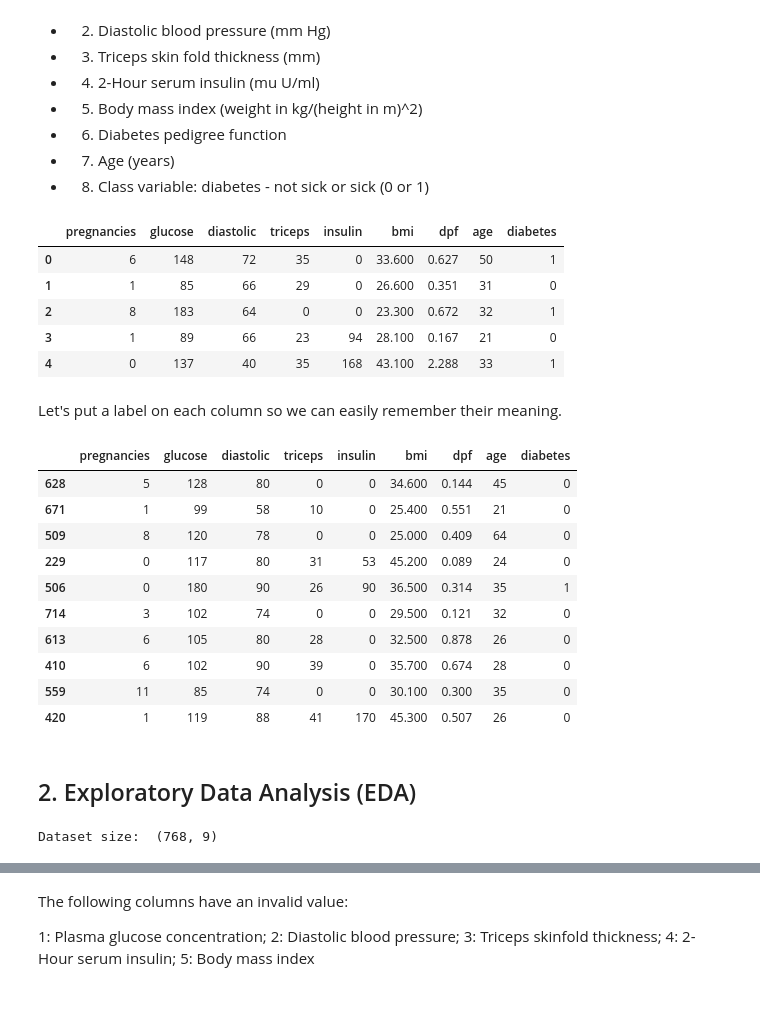
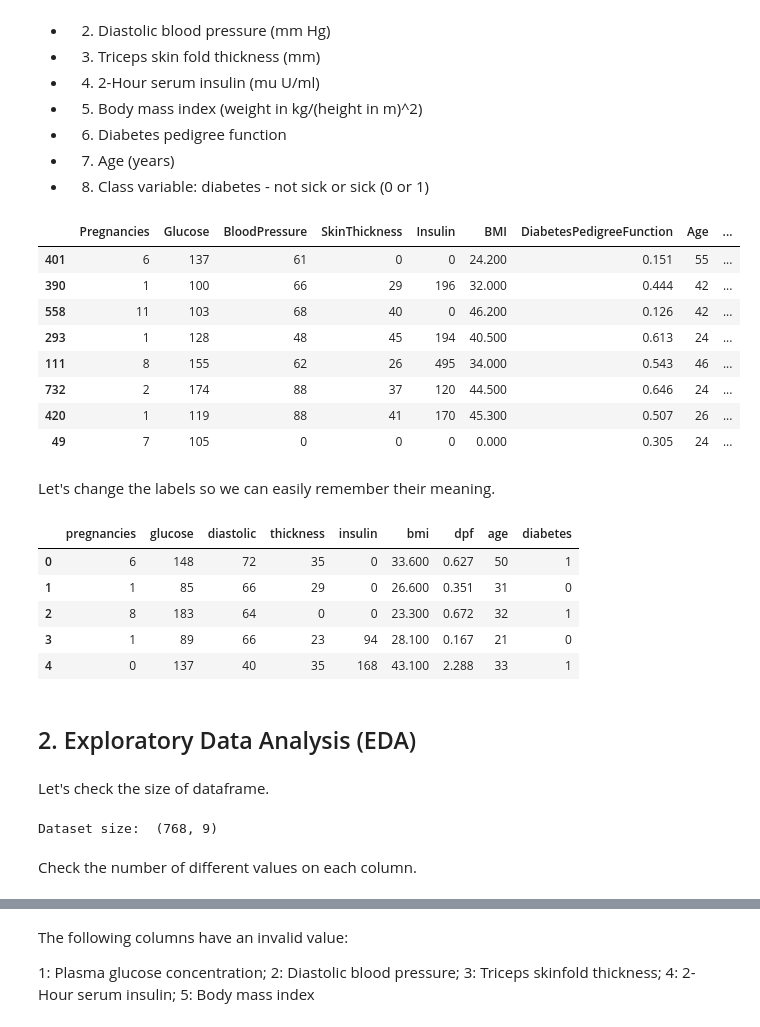
Before and after one commit to FAMarcus/Pima-Indians-diabetes, a Jupyter notebook: Pima indians diabetes_en.ipynb, the cells around one changed output, grey strips where cells are left out. Saved outputs shown, nothing was run; the diff lists cells and outputs as text; code cells hidden in the pictures.

```diff
--- a/Pima indians diabetes_en.ipynb
+++ b/Pima indians diabetes_en.ipynb
@@ -16,7 +16,7 @@ plt.rc('font',size=14)
 # %% [markdown]
 ## 1. Loading data file
 # %%
-dataset = pd.read_csv('pima-indians-diabetes.csv', header=None)
+dataset = pd.read_csv('data/diabetes.csv')
 # %% [markdown]
 The variable names for the columns are as follows:
 
@@ -29,34 +29,34 @@ The variable names for the columns are as follows:
 * 6. Diabetes pedigree function
 * 7. Age (years)
 * 8. Class variable: diabetes - not sick or sick (0 or 1)
-# %%
-dataset.head()
-# %% [output]
-|  | pregnancies | glucose | diastolic | triceps | insulin | bmi | dpf | age | diabetes |
-| 0 | 6 | 148 | 72 | 35 | 0 | 33.600 | 0.627 | 50 | 1 |
-| 1 | 1 | 85 | 66 | 29 | 0 | 26.600 | 0.351 | 31 | 0 |
-| 2 | 8 | 183 | 64 | 0 | 0 | 23.300 | 0.672 | 32 | 1 |
-| 3 | 1 | 89 | 66 | 23 | 94 | 28.100 | 0.167 | 21 | 0 |
-| 4 | 0 | 137 | 40 | 35 | 168 | 43.100 | 2.288 | 33 | 1 |
+# %%
+dataset.sample(8)
+# %% [output]
+|  | Pregnancies | Glucose | BloodPressure | SkinThickness | Insulin | BMI | DiabetesPedigreeFunction | Age | ... |
+| 401 | 6 | 137 | 61 | 0 | 0 | 24.200 | 0.151 | 55 | ... |
+| 390 | 1 | 100 | 66 | 29 | 196 | 32.000 | 0.444 | 42 | ... |
+| 558 | 11 | 103 | 68 | 40 | 0 | 46.200 | 0.126 | 42 | ... |
+| 293 | 1 | 128 | 48 | 45 | 194 | 40.500 | 0.613 | 24 | ... |
+| 111 | 8 | 155 | 62 | 26 | 495 | 34.000 | 0.543 | 46 | ... |
+| 732 | 2 | 174 | 88 | 37 | 120 | 44.500 | 0.646 | 24 | ... |
+| 420 | 1 | 119 | 88 | 41 | 170 | 45.300 | 0.507 | 26 | ... |
+| 49 | 7 | 105 | 0 | 0 | 0 | 0.000 | 0.305 | 24 | ... |
 # %% [markdown]
-Let's put a label on each column so we can easily remember their meaning.
+Let's change the labels so we can easily remember their meaning.
 # %%
 # Alterando o nome das colunas
-names = ['pregnancies', 'glucose', 'diastolic', 'triceps', 'insulin', 'bmi', 'dpf', 'age', 'diabetes']
+names = ['pregnancies', 'glucose', 'diastolic', 'thickness', 'insulin', 'bmi', 'dpf', 'age', 'diabetes']
 dataset.columns = names
-dataset.sample(10)
+dataset.head()
 # %% [output]
-|  | pregnancies | glucose | diastolic | triceps | insulin | bmi | dpf | age | diabetes |
-| 628 | 5 | 128 | 80 | 0 | 0 | 34.600 | 0.144 | 45 | 0 |
-| 671 | 1 | 99 | 58 | 10 | 0 | 25.400 | 0.551 | 21 | 0 |
-| 509 | 8 | 120 | 78 | 0 | 0 | 25.000 | 0.409 | 64 | 0 |
-| 229 | 0 | 117 | 80 | 31 | 53 | 45.200 | 0.089 | 24 | 0 |
-| 506 | 0 | 180 | 90 | 26 | 90 | 36.500 | 0.314 | 35 | 1 |
-| 714 | 3 | 102 | 74 | 0 | 0 | 29.500 | 0.121 | 32 | 0 |
-| 613 | 6 | 105 | 80 | 28 | 0 | 32.500 | 0.878 | 26 | 0 |
-| 410 | 6 | 102 | 90 | 39 | 0 | 35.700 | 0.674 | 28 | 0 |
-| 559 | 11 | 85 | 74 | 0 | 0 | 30.100 | 0.300 | 35 | 0 |
-| 420 | 1 | 119 | 88 | 41 | 170 | 45.300 | 0.507 | 26 | 0 |
+|  | pregnancies | glucose | diastolic | thickness | insulin | bmi | dpf | age | diabetes |
+| 0 | 6 | 148 | 72 | 35 | 0 | 33.600 | 0.627 | 50 | 1 |
+| 1 | 1 | 85 | 66 | 29 | 0 | 26.600 | 0.351 | 31 | 0 |
+| 2 | 8 | 183 | 64 | 0 | 0 | 23.300 | 0.672 | 32 | 1 |
+| 3 | 1 | 89 | 66 | 23 | 94 | 28.100 | 0.167 | 21 | 0 |
+| 4 | 0 | 137 | 40 | 35 | 168 | 43.100 | 2.288 | 33 | 1 |
 # %% [markdown]
 ## 2. Exploratory Data Analysis (EDA)
+# %% [markdown]
+Let's check the size of dataframe.
 # %%
@@ -64,3 +63,5 @@ dataset.sample(10)
 print("Dataset size: ",dataset.shape)
 # %% [output]
 Dataset size:  (768, 9)
+# %% [markdown]
+Check the number of different values on each column.
```
Also changed, not shown: parts of 23 cells of this notebook, 3 other files.
